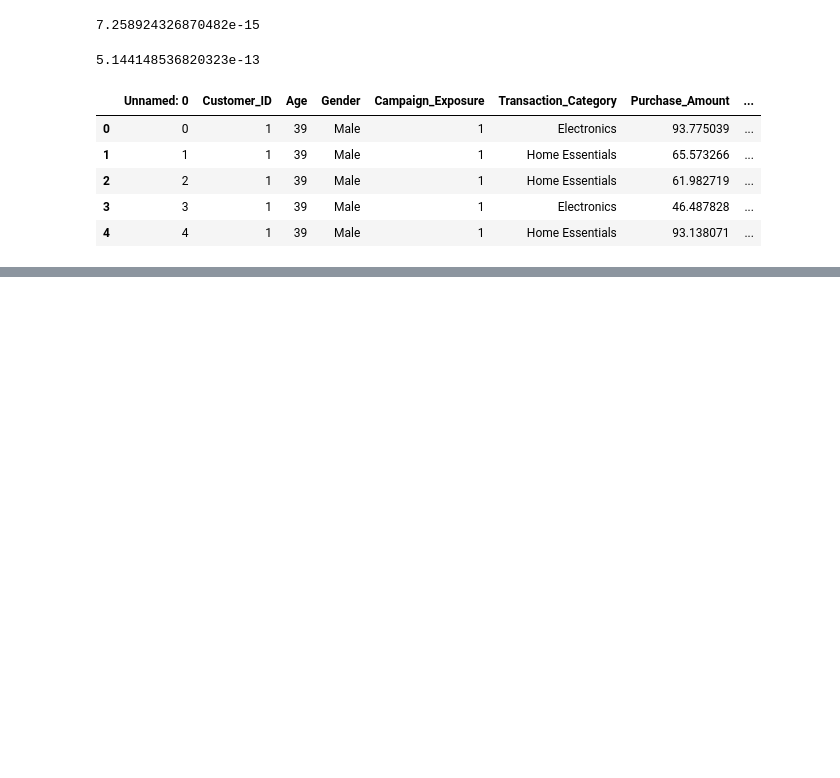
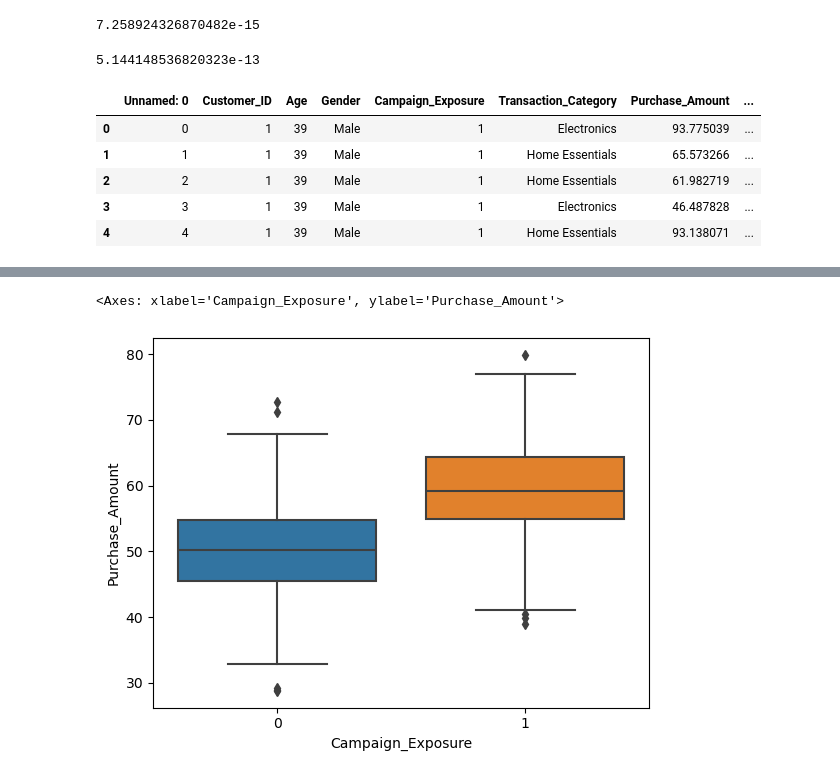
Before and after one commit to TangoMango223/schulich_MBAN6110, a Jupyter notebook: class_files/class4-5.ipynb, the cells around one changed output, grey strips where cells are left out. Drawn from its saved outputs; the diff is of its cells as text; code cells hidden in the pictures; blank space fills up the shorter version.

```diff
--- a/class_files/class4-5.ipynb
+++ b/class_files/class4-5.ipynb
@@ -386,0 +450,5 @@ df.drop('Unnamed: 0', axis = 1, inplace = True)
+# %%
+# Check - max for aggregation, mean for other amounts
+cust_level = df.groupby('Customer_ID')[['Customer_Age-Months', 'Gender', 'Campaign_Exposure',
+       'Transaction_Category', 'Purchase_Amount', 'Premium_Product']].agg({'Customer_Age-Months':'max', 'Campaign_Exposure': 'max',
+       'Purchase_Amount': 'mean', 'Premium_Product': 'mean'})
@@ -386,0 +459,6 @@ df.drop('Unnamed: 0', axis = 1, inplace = True)
+# %%
+# Box plot
+sns.boxplot(x = 'Campaign_Exposure', y = 'Purchase_Amount', data = cust_level)
+# %% [output]
+<Axes: xlabel='Campaign_Exposure', ylabel='Purchase_Amount'>
+[figure, added]
```
Also changed, not shown: parts of 18 cells of this notebook.
